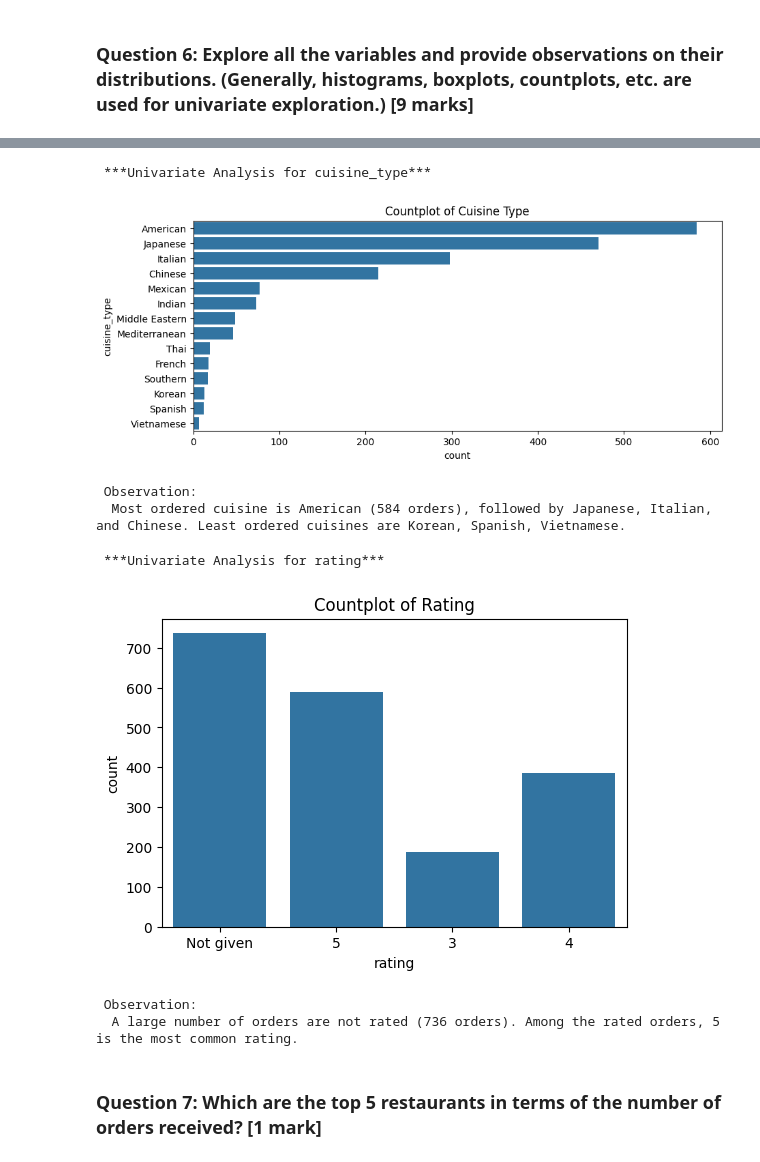
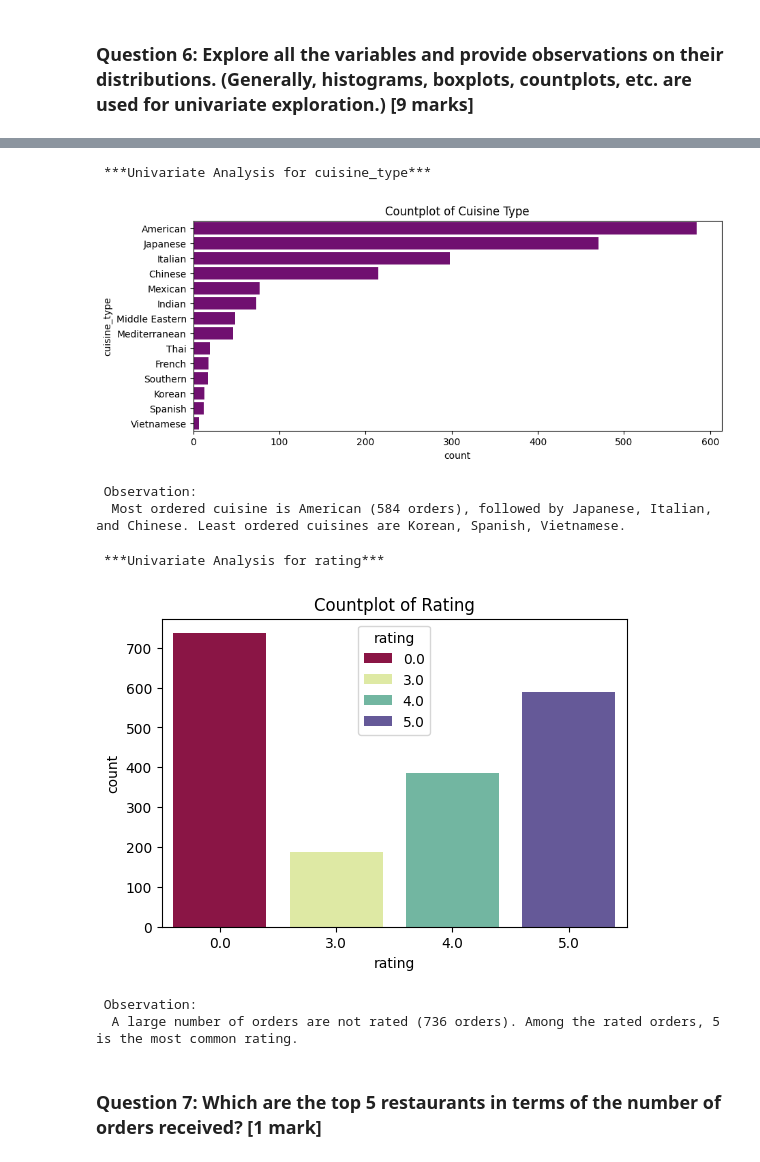
Before and after one commit to dibi83/food_hub-challenge, a Jupyter notebook: Learner_Notebook_Full_Code.ipynb, the cells around one changed output, grey strips where cells are left out. Drawn from its saved outputs; the diff is of its cells as text; code cells hidden in the pictures.

```diff
--- a/Learner_Notebook_Full_Code.ipynb
+++ b/Learner_Notebook_Full_Code.ipynb
@@ -358,7 +358,7 @@ print('\n ***Univariate Analysis for cuisine_type***')
 
 # Countplot to visualize the frequency of orders for each cuisine type
 plt.figure(figsize=(10, 4))
-sns.countplot(y=food_hub['cuisine_type'], order=food_hub['cuisine_type'].value_counts().index)
+sns.countplot(y=food_hub['cuisine_type'], order=food_hub['cuisine_type'].value_counts().index, color='purple')
 plt.title("Countplot of Cuisine Type")
 plt.show()
 
@@ -367,25 +367,25 @@ print(' Observation:')
 print('  Most ordered cuisine is American (584 orders), followed by Japanese, Italian, and Chinese. Least ordered cuisines are Korean, Spanish, Vietnamese.')
 # %% [output]
  ***Univariate Analysis for cuisine_type***
-[figure, old version]
+[figure, new version]
  Observation:
   Most ordered cuisine is American (584 orders), followed by Japanese, Italian, and Chinese. Least ordered cuisines are Korean, Spanish, Vietnamese.
 # %%
 # --- Univariate Analysis for rating ---
 print('\n ***Univariate Analysis for rating***')
 
 # Countplot to visualize the frequency of each rating
 plt.figure(figsize=(6, 4))
-sns.countplot(x=food_hub['rating'])
+sns.countplot(x=food_hub['rating'] ,hue=food_hub['rating'], palette='Spectral')
 plt.title("Countplot of Rating")
 plt.show()
 
 # Print observations
 print(' Observation:')
 print('  A large number of orders are not rated (736 orders). Among the rated orders, 5 is the most common rating.')
 # %% [output]
  ***Univariate Analysis for rating***
-[figure, old version]
+[figure, new version]
  Observation:
   A large number of orders are not rated (736 orders). Among the rated orders, 5 is the most common rating.
 # %% [markdown]
```
Also changed, not shown: parts of 8 cells of this notebook.
